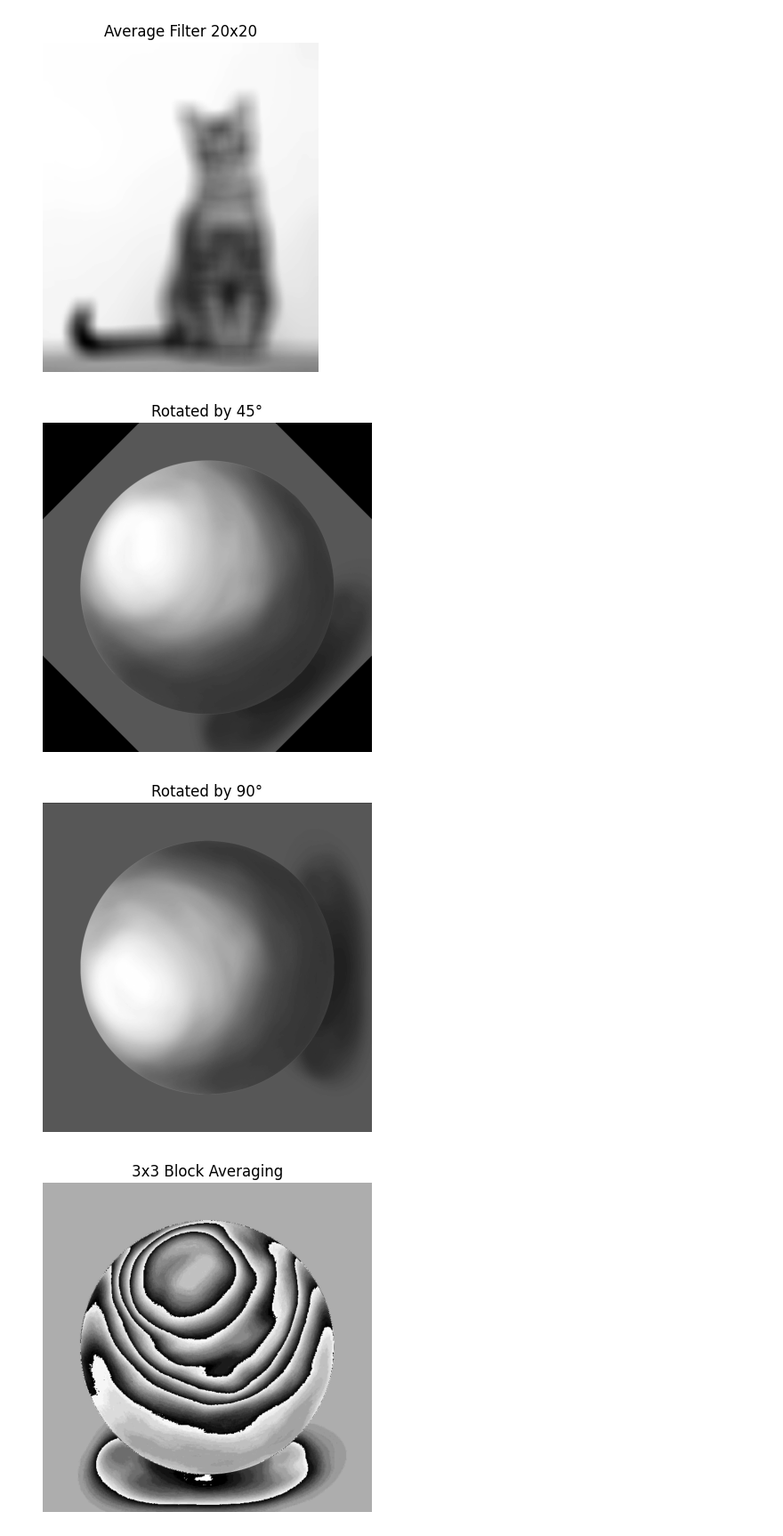
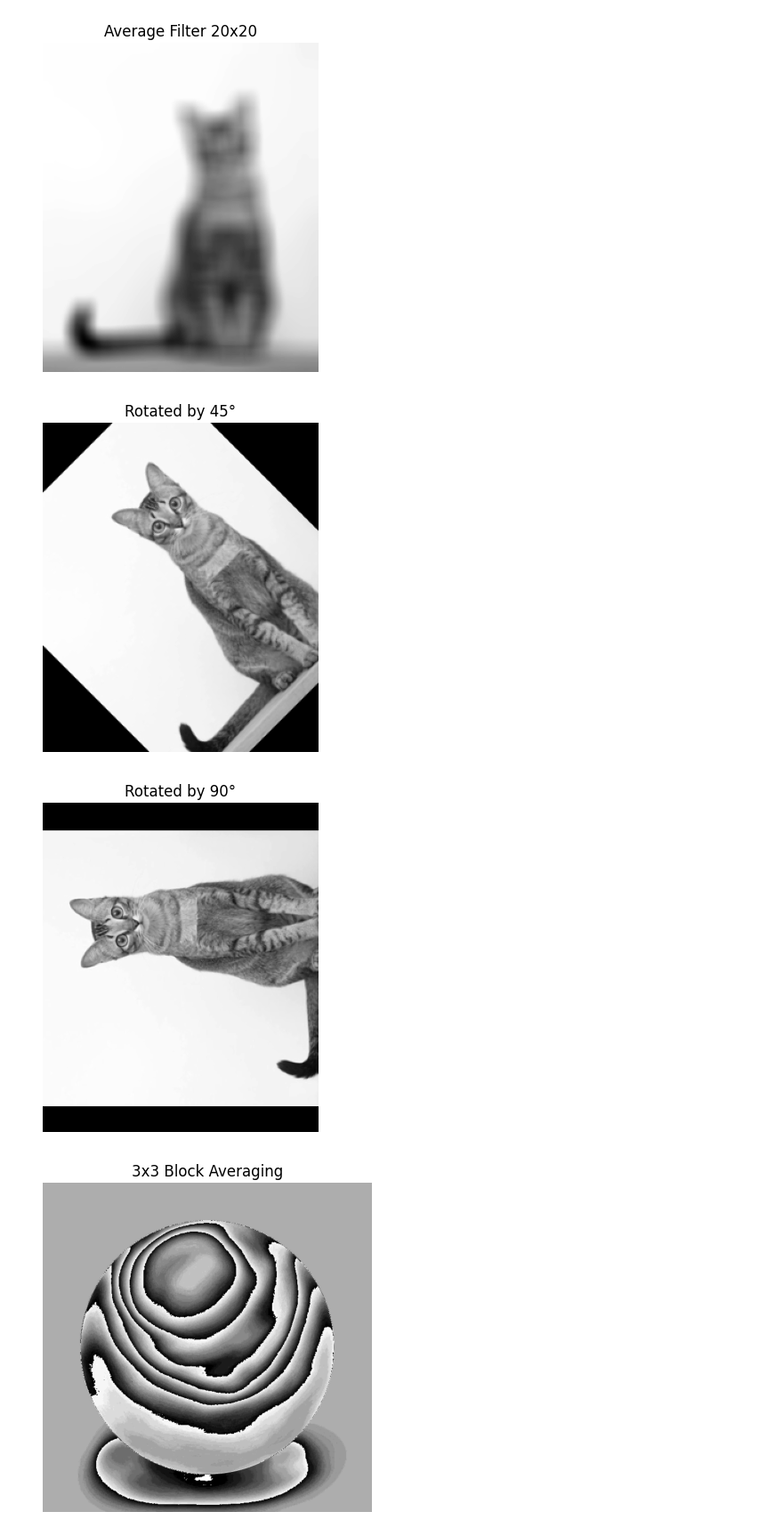
Before and after one commit to spk0626/EC7212-Assignment-1, a Jupyter notebook: assignment1.ipynb, the cells around one changed output. Shown: that part at 89% size. Drawn from its saved outputs; the diff is of its cells as text; code cells hidden in the pictures.

```diff
--- a/assignment1.ipynb
+++ b/assignment1.ipynb
@@ -87,27 +87,27 @@ for k in ksizes:
 # %%
 # 3. Rotate Image for 45° and 90°
 def rotate_image(image, angle):
     (h, w) = image.shape
     center = (w // 2, h // 2)
     M = cv2.getRotationMatrix2D(center, angle, 1.0)
     rotated = cv2.warpAffine(image, M, (w, h))
     return rotated
 
 # plot the image
 angles = [45, 90]
 for angle in angles:
-    rotated = rotate_image(img, angle)
+    rotated = rotate_image(img1, angle)
     plt.imshow(rotated, cmap='gray')
     plt.title(f"Rotated by {angle}°")
     plt.axis('off')
     plt.show()
 
    # save output
     filename = f"output/q3_rotated_{angle}deg.png"
     cv2.imwrite(filename, rotated)
 # %% [output]
-[figure, old version]
+[figure, new version]
-[figure, old version]
+[figure, new version]
 # %%
 # 4. Replacing the blocks by their average (3×3, 5×5 and 7×7 blocks)
 def block_average(image, block_size):
```
Also changed, not shown: 2 other files.
